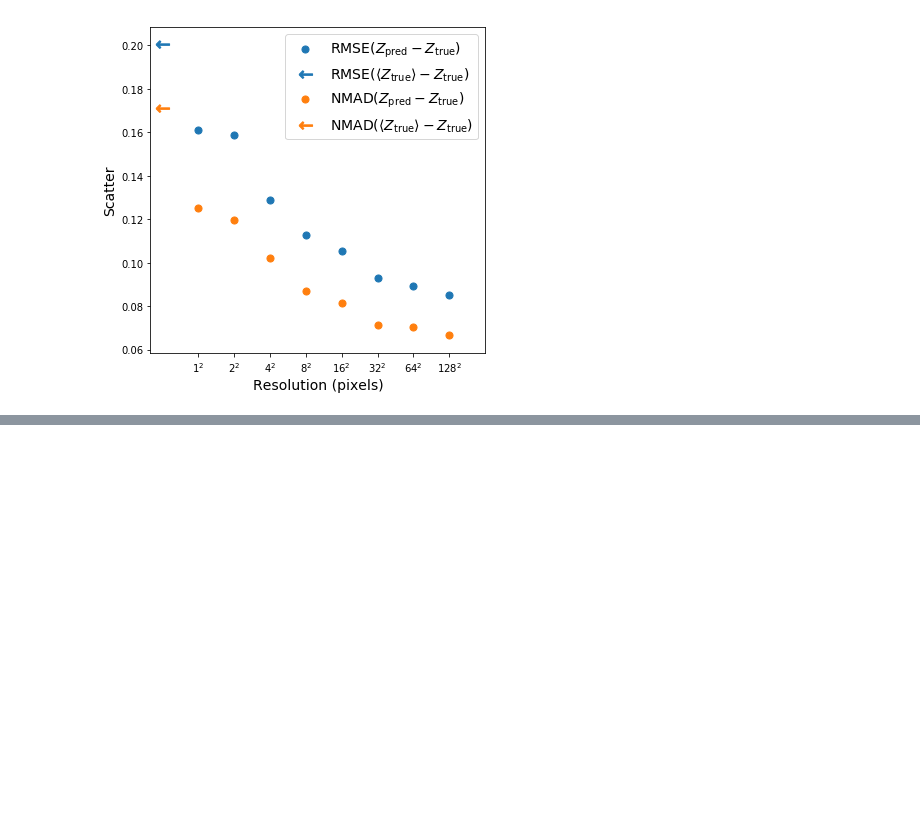
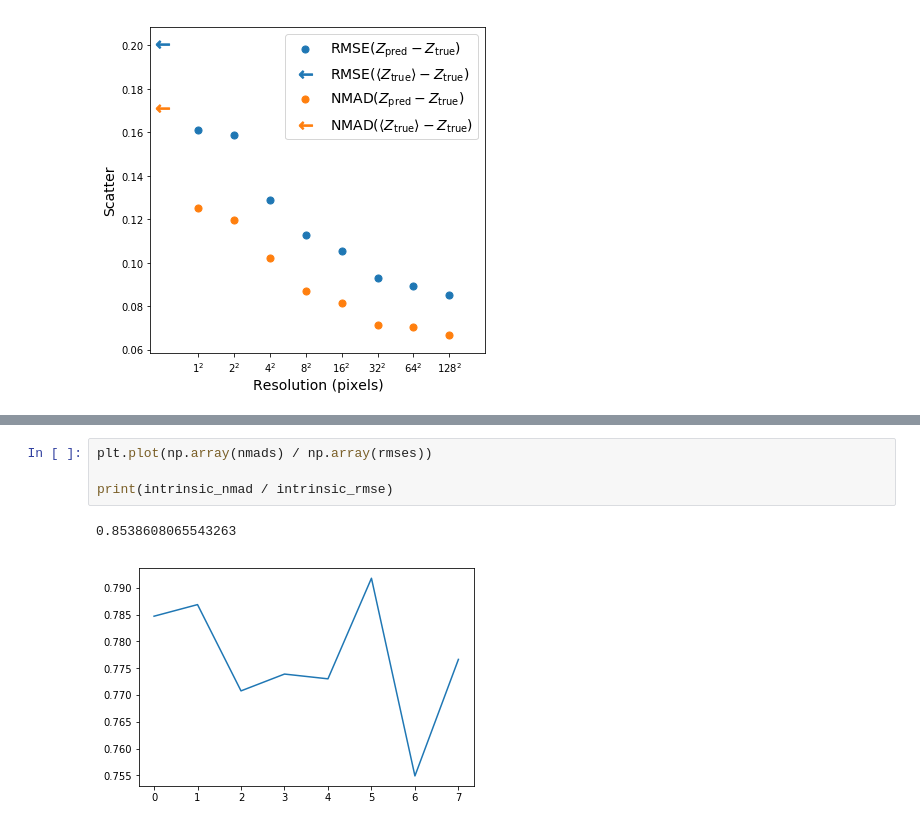
Before and after one commit to jwuphysics/galaxy-cnns, a Jupyter notebook: notebook/paper/03-resolution_effects.ipynb, the cells around one changed output, grey strips where cells are left out. Saved outputs shown, nothing was run; the diff lists cells and outputs as text; blank space fills up the shorter version.

```diff
--- a/notebook/paper/03-resolution_effects.ipynb
+++ b/notebook/paper/03-resolution_effects.ipynb
@@ -124,0 +169,7 @@ fig.savefig(f'{PATH}/results/03-resolution.pdf')
+# %%
+plt.plot(np.array(nmads) / np.array(rmses))
+
+print(intrinsic_nmad / intrinsic_rmse)
+# %% [output]
+0.8538608065543263
+[figure, added]
```
Also changed, not shown: parts of 2 cells of this notebook, 1 other file.
